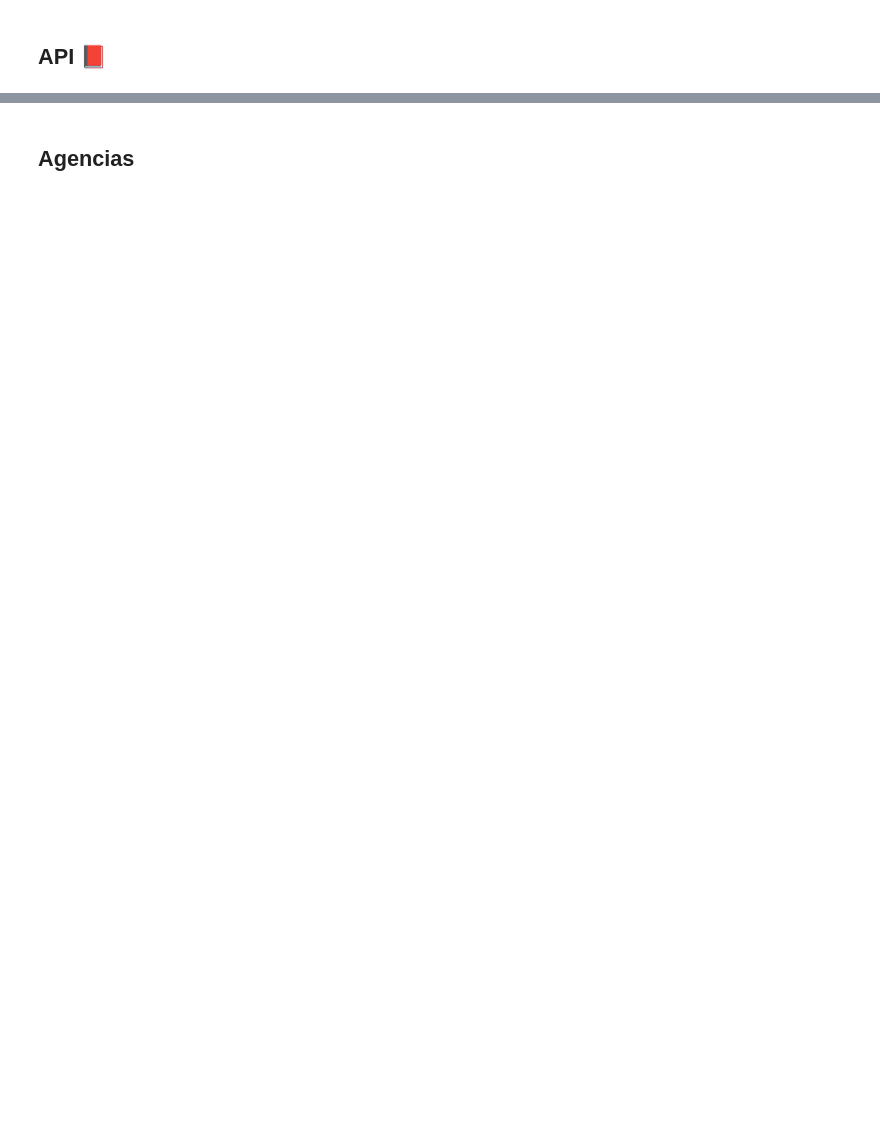
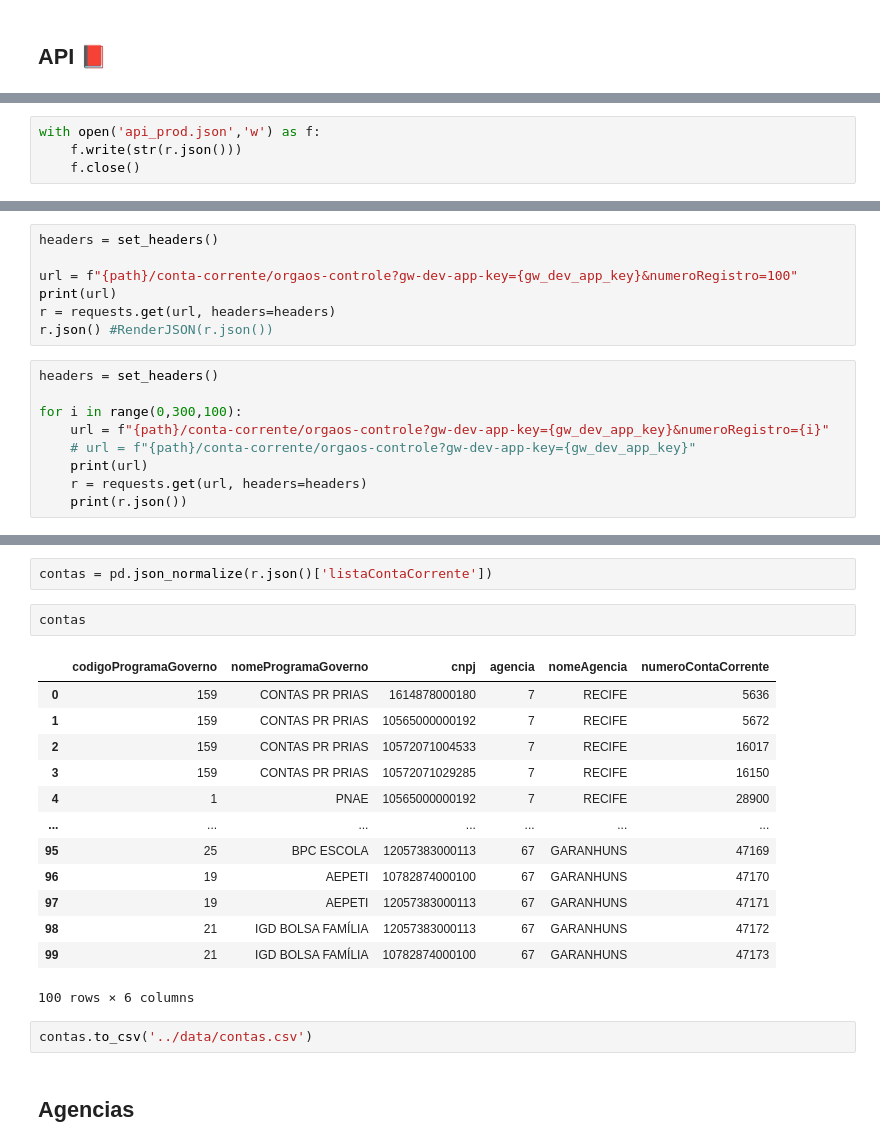
Before and after one commit to amarabucotcepe/celia, a Jupyter notebook: notebooks/requests.ipynb, the cells around one changed output, grey strips where cells are left out. Cells and saved outputs as stored; diff of their text form; blank space fills up the shorter version.

Commit message:
contas autorizadas

```diff
--- a/notebooks/requests.ipynb
+++ b/notebooks/requests.ipynb
@@ -71 +80,5 @@ r = requests.get(f"{path}/swagger", headers=headers)
+# %%
+with open('api_prod.json','w') as f:
+    f.write(str(r.json()))
+    f.close()
 # %%
@@ -100,0 +91,16 @@ r = requests.get(f"{path}/swagger", headers=headers)
+# %%
+headers = set_headers()
+
+url = f"{path}/conta-corrente/orgaos-controle?gw-dev-app-key={gw_dev_app_key}&numeroRegistro=100"
+print(url)
+r = requests.get(url, headers=headers)
+r.json() #RenderJSON(r.json())
+# %%
+headers = set_headers()
+
+for i in range(0,300,100):
+    url = f"{path}/conta-corrente/orgaos-controle?gw-dev-app-key={gw_dev_app_key}&numeroRegistro={i}"
+    # url = f"{path}/conta-corrente/orgaos-controle?gw-dev-app-key={gw_dev_app_key}"
+    print(url)
+    r = requests.get(url, headers=headers)
+    print(r.json())
@@ -101,3 +114,23 @@ r = requests.get(f"{path}/swagger", headers=headers)
+# %%
+contas = pd.json_normalize(r.json()['listaContaCorrente'])
+# %%
+contas
+# %% [output]
+|  | codigoProgramaGoverno | nomeProgramaGoverno | cnpj | agencia | nomeAgencia | numeroContaCorrente |
+| 0 | 159 | CONTAS PR PRIAS | 1614878000180 | 7 | RECIFE | 5636 |
+| 1 | 159 | CONTAS PR PRIAS | 10565000000192 | 7 | RECIFE | 5672 |
+| 2 | 159 | CONTAS PR PRIAS | 10572071004533 | 7 | RECIFE | 16017 |
+| 3 | 159 | CONTAS PR PRIAS | 10572071029285 | 7 | RECIFE | 16150 |
+| 4 | 1 | PNAE | 10565000000192 | 7 | RECIFE | 28900 |
+| ... | ... | ... | ... | ... | ... | ... |
+| 95 | 25 | BPC ESCOLA | 12057383000113 | 67 | GARANHUNS | 47169 |
+| 96 | 19 | AEPETI | 10782874000100 | 67 | GARANHUNS | 47170 |
+| 97 | 19 | AEPETI | 12057383000113 | 67 | GARANHUNS | 47171 |
+| 98 | 21 | IGD BOLSA FAMÍLIA | 12057383000113 | 67 | GARANHUNS | 47172 |
+| 99 | 21 | IGD BOLSA FAMÍLIA | 10782874000100 | 67 | GARANHUNS | 47173 |
+100 rows × 6 columns
+# %%
+contas.to_csv('../data/contas.csv')
 # %% [markdown]
 ## Agencias
 # %%
```
Also changed, not shown: parts of 36 cells of this notebook.
